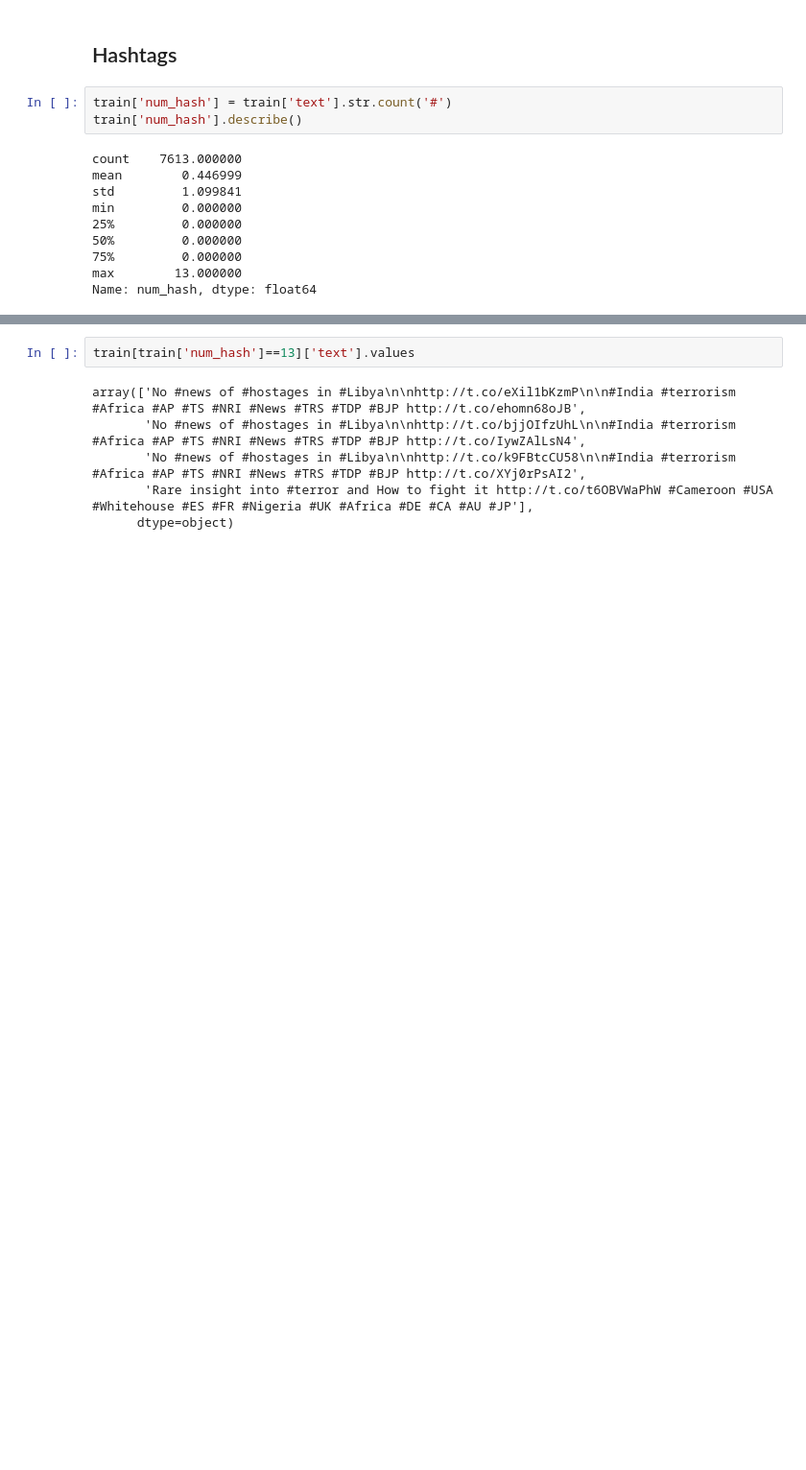
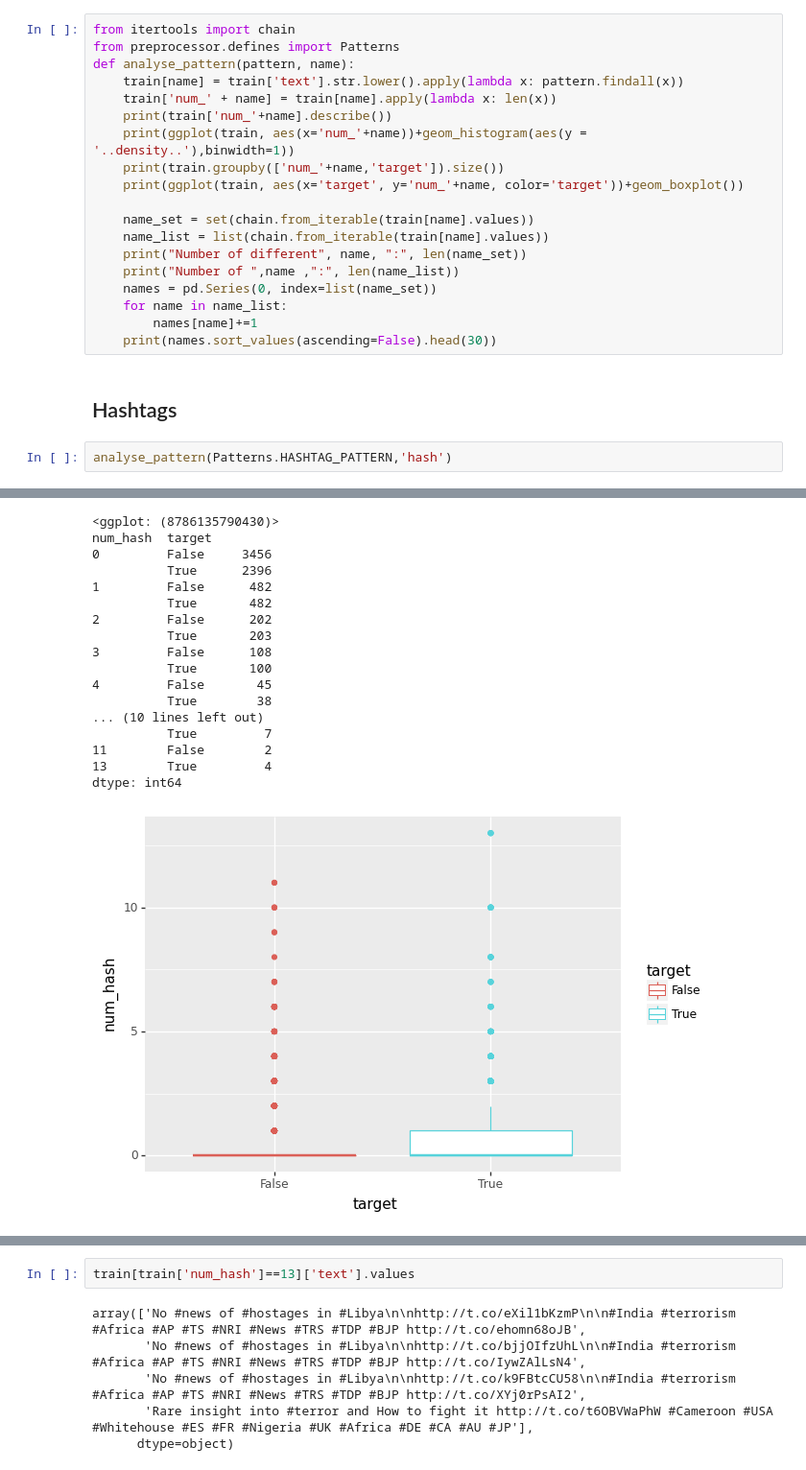
Before and after one commit to herwinvw/Real-or-Not-NLP-with-Disaster-Tweets, a Jupyter notebook: explorative_analysis.ipynb, the cells around one changed output, grey strips where cells are left out. Shown at 96% size. Drawn from its saved outputs; the diff is of its cells as text; blank space fills up the shorter version.

```diff
--- a/explorative_analysis.ipynb
+++ b/explorative_analysis.ipynb
@@ -293,15 +297,24 @@ Tweets may need some cleanup. They may contain:
+# %%
+from itertools import chain
+from preprocessor.defines import Patterns
+def analyse_pattern(pattern, name):
+    train[name] = train['text'].str.lower().apply(lambda x: pattern.findall(x))
+    train['num_' + name] = train[name].apply(lambda x: len(x))
+    print(train['num_'+name].describe())
+    print(ggplot(train, aes(x='num_'+name))+geom_histogram(aes(y = '..density..'),binwidth=1))
+    print(train.groupby(['num_'+name,'target']).size())
+    print(ggplot(train, aes(x='target', y='num_'+name, color='target'))+geom_boxplot())
+
+    name_set = set(chain.from_iterable(train[name].values))
+    name_list = list(chain.from_iterable(train[name].values))
+    print("Number of different", name, ":", len(name_set))
+    print("Number of ",name ,":", len(name_list))
+    names = pd.Series(0, index=list(name_set))
+    for name in name_list:
+        names[name]+=1
+    print(names.sort_values(ascending=False).head(30))
 # %% [markdown]
 ## Hashtags
-# %%
-train['num_hash'] = train['text'].str.count('#')
-train['num_hash'].describe()
-# %% [output]
-count    7613.000000
-mean        0.446999
-std         1.099841
-min         0.000000
-25%         0.000000
-50%         0.000000
-75%         0.000000
-max        13.000000
-Name: num_hash, dtype: float64
+# %%
+analyse_pattern(Patterns.HASHTAG_PATTERN,'hash')
+# %% [output]
@@ -307,0 +331,18 @@ Name: num_hash, dtype: float64
+<ggplot: (8786135790430)>
+num_hash  target
+0         False     3456
+          True      2396
+1         False      482
+          True       482
+2         False      202
+          True       203
+3         False      108
+          True       100
+4         False       45
+          True        38
+... (10 lines left out)
+          True         7
+11        False        2
+13        True         4
+dtype: int64
+[figure, added]
```
Also changed, not shown: parts of 35 cells of this notebook.
